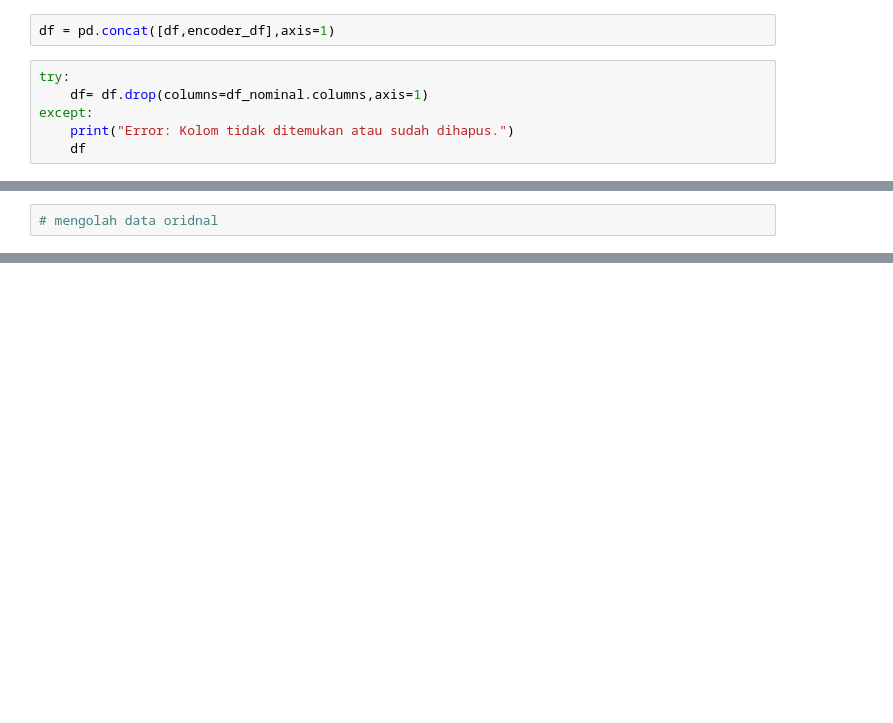
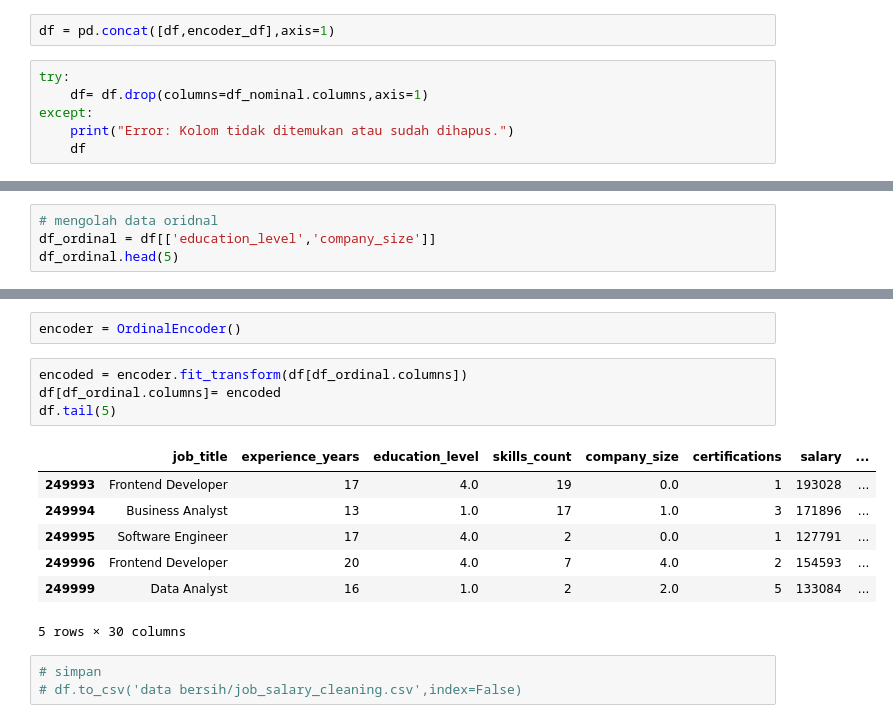
Before and after one commit to HafidzAfrieno/Data-Cleaning-Project, a Jupyter notebook: job_salary_cleaning.ipynb, the cells around one changed output, grey strips where cells are left out. Saved outputs shown, nothing was run; the diff lists cells and outputs as text; blank space fills up the shorter version.

```diff
--- a/job_salary_cleaning.ipynb
+++ b/job_salary_cleaning.ipynb
@@ -187,2 +191,4 @@ except:
 # %%
 # mengolah data oridnal
+df_ordinal = df[['education_level','company_size']]
+df_ordinal.head(5)
@@ -188,0 +202,17 @@ except:
+# %%
+encoder = OrdinalEncoder()
+# %%
+encoded = encoder.fit_transform(df[df_ordinal.columns])
+df[df_ordinal.columns]= encoded
+df.tail(5)
+# %% [output]
+|  | job_title | experience_years | education_level | skills_count | company_size | certifications | salary | ... |
+| 249993 | Frontend Developer | 17 | 4.0 | 19 | 0.0 | 1 | 193028 | ... |
+| 249994 | Business Analyst | 13 | 1.0 | 17 | 1.0 | 3 | 171896 | ... |
+| 249995 | Software Engineer | 17 | 4.0 | 2 | 0.0 | 1 | 127791 | ... |
+| 249996 | Frontend Developer | 20 | 4.0 | 7 | 4.0 | 2 | 154593 | ... |
+| 249999 | Data Analyst | 16 | 1.0 | 2 | 2.0 | 5 | 133084 | ... |
+5 rows × 30 columns
+# %%
+# simpan
+# df.to_csv('data bersih/job_salary_cleaning.csv',index=False)
```
Also changed, not shown: parts of 4 cells of this notebook.
